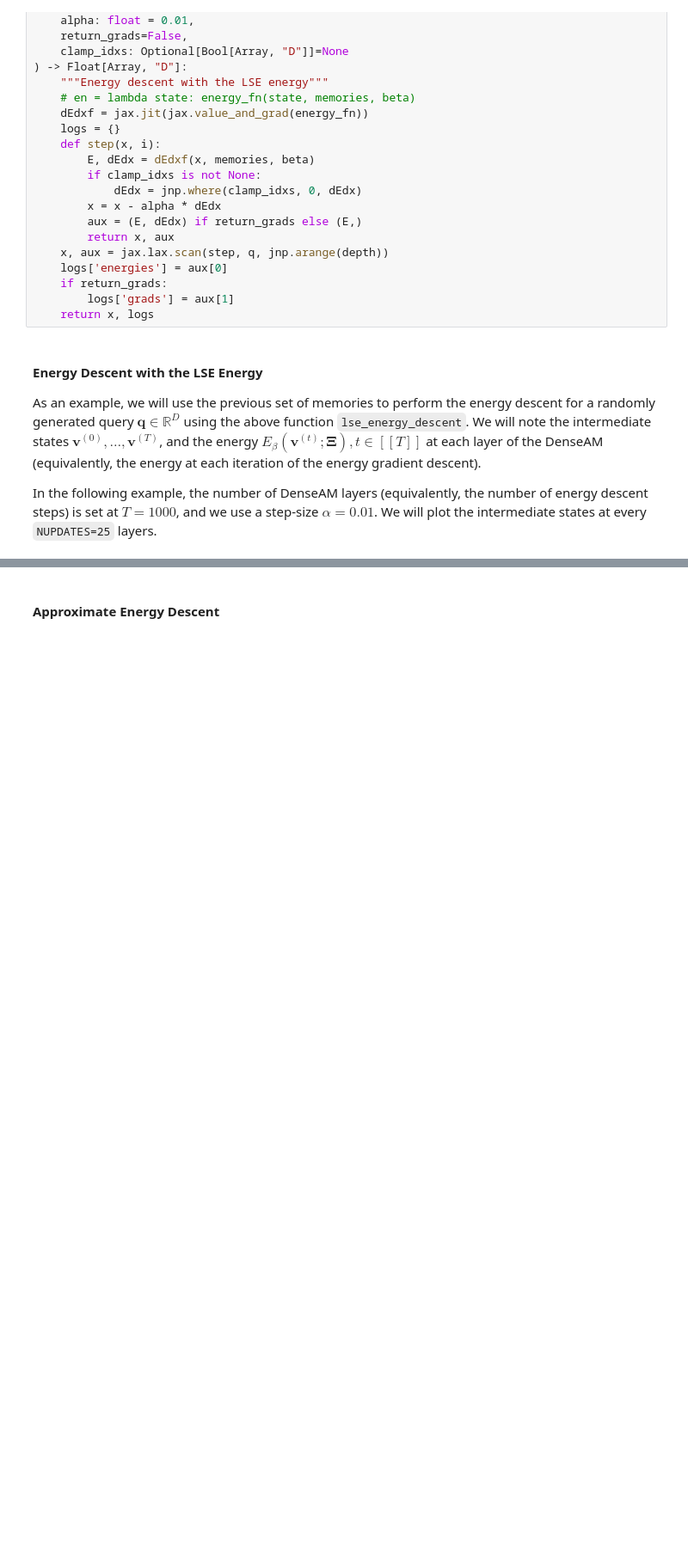
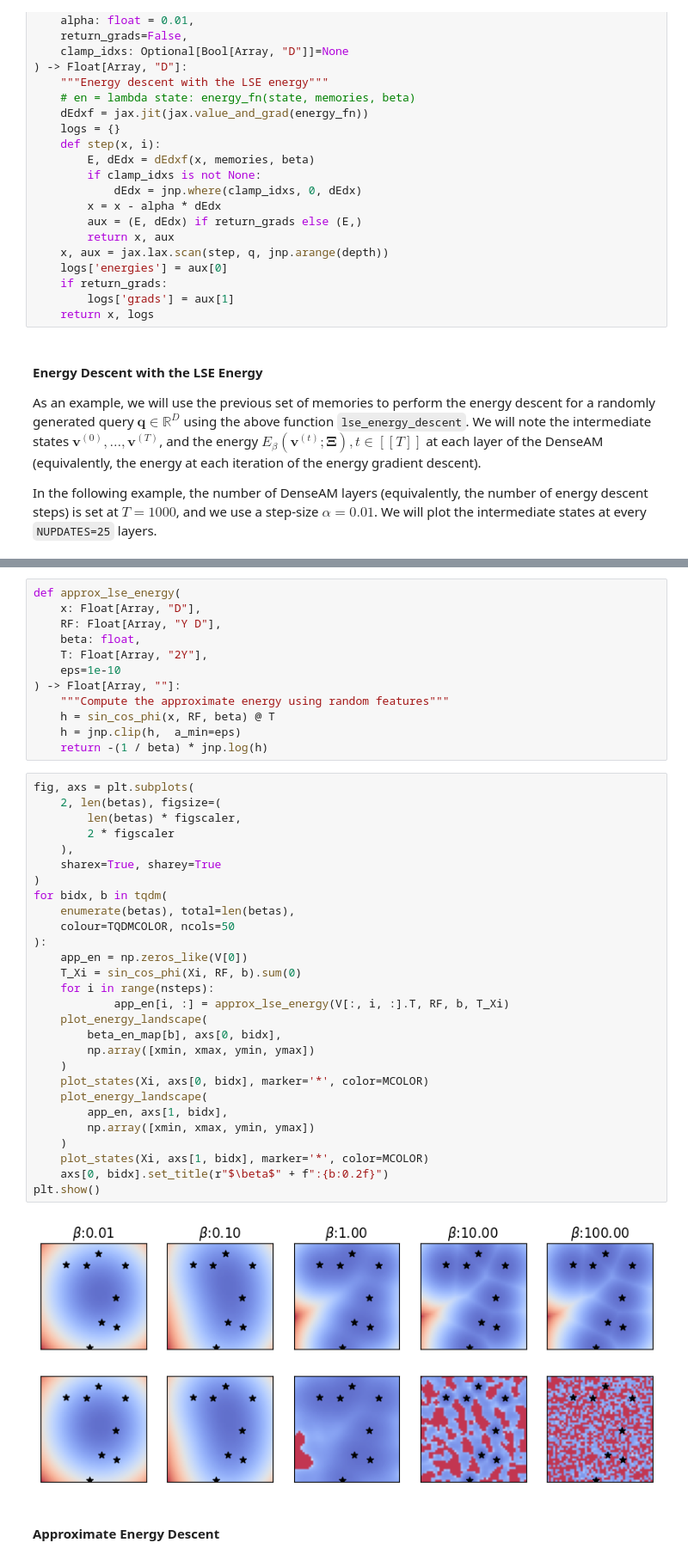
Before and after one commit to bhoov/amtutorial, a Jupyter notebook: nbs/tutorial/03_distributed_memory.ipynb, the cells around one changed output, grey strips where cells are left out. Shown at 86% size. Saved outputs shown, nothing was run; the diff lists cells and outputs as text; blank space fills up the shorter version.

```diff
--- a/nbs/tutorial/03_distributed_memory.ipynb
+++ b/nbs/tutorial/03_distributed_memory.ipynb
@@ -282,3 +418,45 @@ def sin_cos_phi(
+# %%
+def approx_lse_energy(
+    x: Float[Array, "D"],
+    RF: Float[Array, "Y D"],
+    beta: float,
+    T: Float[Array, "2Y"],
+    eps=1e-10
+) -> Float[Array, ""]:
+    """Compute the approximate energy using random features"""
+    h = sin_cos_phi(x, RF, beta) @ T
+    h = jnp.clip(h,  a_min=eps)
+    return -(1 / beta) * jnp.log(h)
+# %%
+fig, axs = plt.subplots(
+    2, len(betas), figsize=(
+        len(betas) * figscaler,
+        2 * figscaler
+    ),
+    sharex=True, sharey=True
+)
+for bidx, b in tqdm(
+    enumerate(betas), total=len(betas),
+    colour=TQDMCOLOR, ncols=50
+):
+    app_en = np.zeros_like(V[0])
+    T_Xi = sin_cos_phi(Xi, RF, b).sum(0)
+    for i in range(nsteps):
+            app_en[i, :] = approx_lse_energy(V[:, i, :].T, RF, b, T_Xi)
+    plot_energy_landscape(
+        beta_en_map[b], axs[0, bidx],
+        np.array([xmin, xmax, ymin, ymax])
+    )
+    plot_states(Xi, axs[0, bidx], marker='*', color=MCOLOR)
+    plot_energy_landscape(
+        app_en, axs[1, bidx],
+        np.array([xmin, xmax, ymin, ymax])
+    )
+    plot_states(Xi, axs[1, bidx], marker='*', color=MCOLOR)
+    axs[0, bidx].set_title(r"$\beta$" + f":{b:0.2f}")
+plt.show()
+# %% [output]
+[figure, added]
 # %% [markdown]
 #### Approximate Energy Descent
 # %%
```
Also changed, not shown: parts of 26 cells of this notebook.
